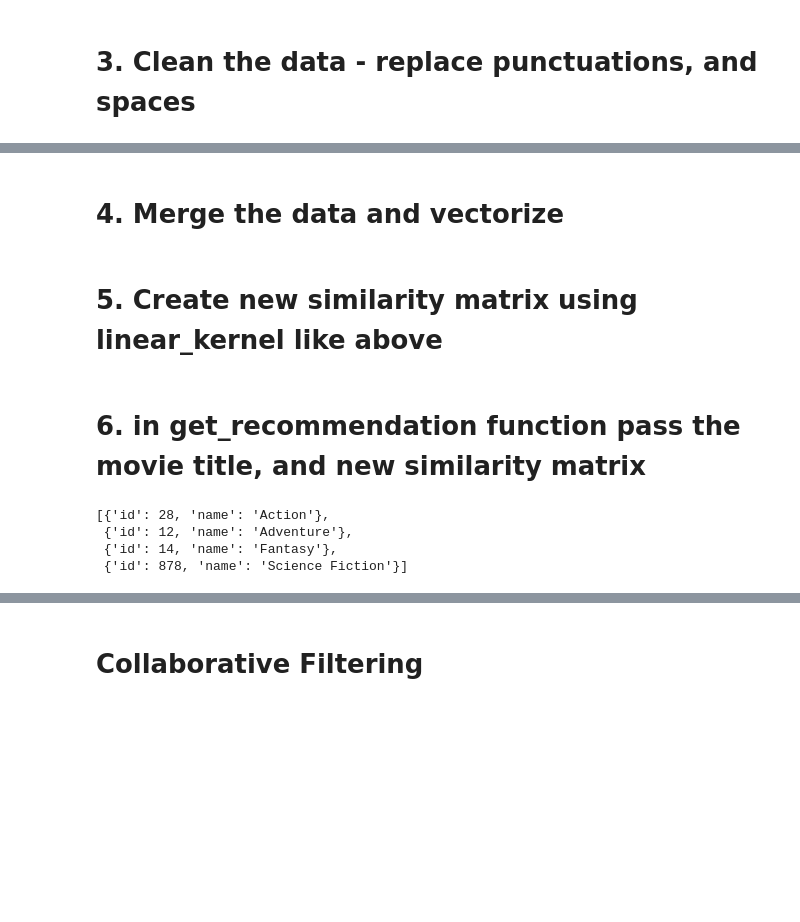
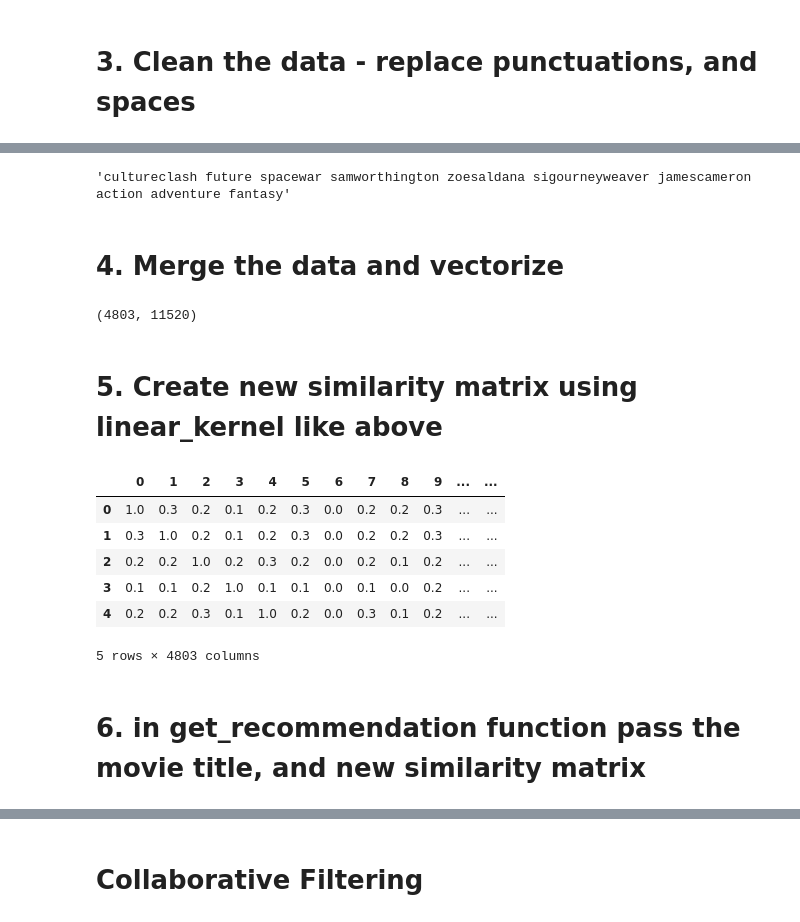
Before and after one commit to ManojDamera/ML_Learning, a Jupyter notebook: Movie-Reco_WithLocalChanges.ipynb, the cells around one changed output, grey strips where cells are left out. Saved outputs shown, nothing was run; the diff lists cells and outputs as text; code cells hidden in the pictures; blank space fills up the shorter version.

```diff
--- a/Movie-Reco_WithLocalChanges.ipynb
+++ b/Movie-Reco_WithLocalChanges.ipynb
@@ -524,13 +549,38 @@ memory usage: 1.1+ MB
+# %%
+def joinKW(x):
+    return ' '.join(x['keywords'])+' '+' '.join(x['cast'])+' '+ ''.join(x['director'])+' '+' '.join(x['genres'])
+# %%
+df['joined'] = df.apply(joinKW,axis=1)
+# %%
+df['joined'][0]
+# %% [output]
+'cultureclash future spacewar samworthington zoesaldana sigourneyweaver jamescameron action adventure fantasy'
 # %% [markdown]
 # 4. Merge the data and vectorize
+# %%
+from sklearn.feature_extraction.text import CountVectorizer
+
+cv = CountVectorizer(stop_words='english')
+
+cm = cv.fit_transform(df['joined'])
+# %%
+cm.shape
+# %% [output]
+(4803, 11520)
 # %% [markdown]
 # 5. Create new similarity matrix using linear_kernel like above
+# %%
+cosine_sim2 = cosine_similarity(cm,cm)
+# %%
+df_cs = pd.DataFrame(cosine_sim2)
+df_cs.head()
+# %% [output]
+|  | 0 | 1 | 2 | 3 | 4 | 5 | 6 | 7 | 8 | 9 | ... | ... |
+| 0 | 1.0 | 0.3 | 0.2 | 0.1 | 0.2 | 0.3 | 0.0 | 0.2 | 0.2 | 0.3 | ... | ... |
+| 1 | 0.3 | 1.0 | 0.2 | 0.1 | 0.2 | 0.3 | 0.0 | 0.2 | 0.2 | 0.3 | ... | ... |
+| 2 | 0.2 | 0.2 | 1.0 | 0.2 | 0.3 | 0.2 | 0.0 | 0.2 | 0.1 | 0.2 | ... | ... |
+| 3 | 0.1 | 0.1 | 0.2 | 1.0 | 0.1 | 0.1 | 0.0 | 0.1 | 0.0 | 0.2 | ... | ... |
+| 4 | 0.2 | 0.2 | 0.3 | 0.1 | 1.0 | 0.2 | 0.0 | 0.3 | 0.1 | 0.2 | ... | ... |
+5 rows × 4803 columns
 # %% [markdown]
 # 6. in get_recommendation function pass the movie title, and new similarity matrix
-# %%
-df['genres'][0]
-# %% [output]
-[{'id': 28, 'name': 'Action'},
- {'id': 12, 'name': 'Adventure'},
- {'id': 14, 'name': 'Fantasy'},
- {'id': 878, 'name': 'Science Fiction'}]
```
Also changed, not shown: parts of 31 cells of this notebook, 1 other file.
